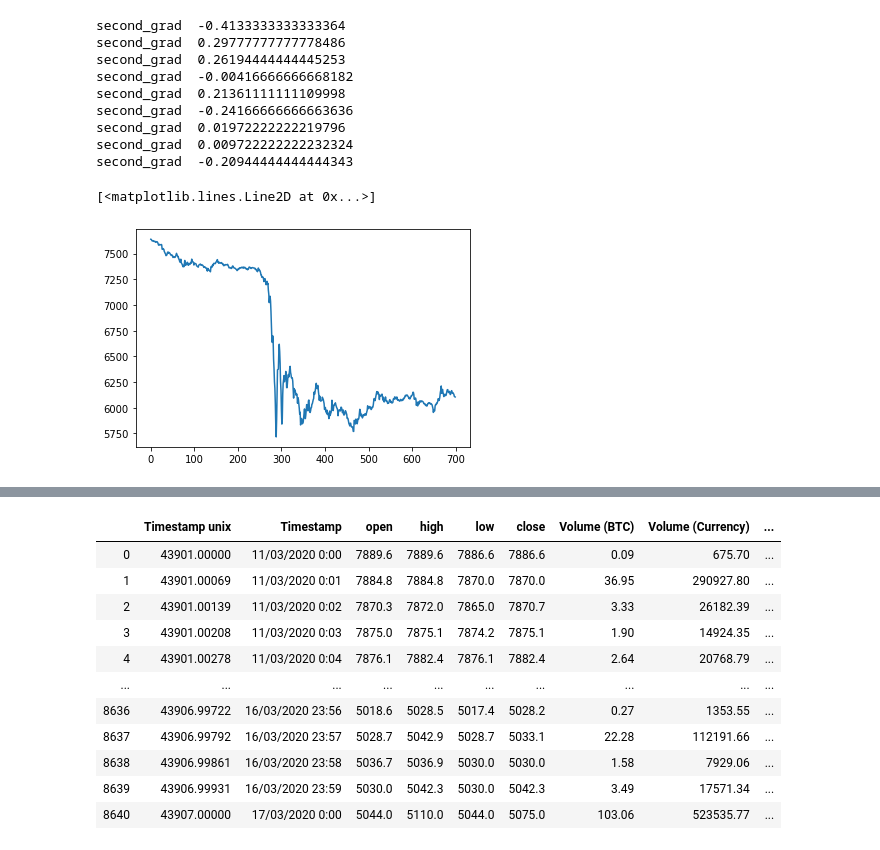
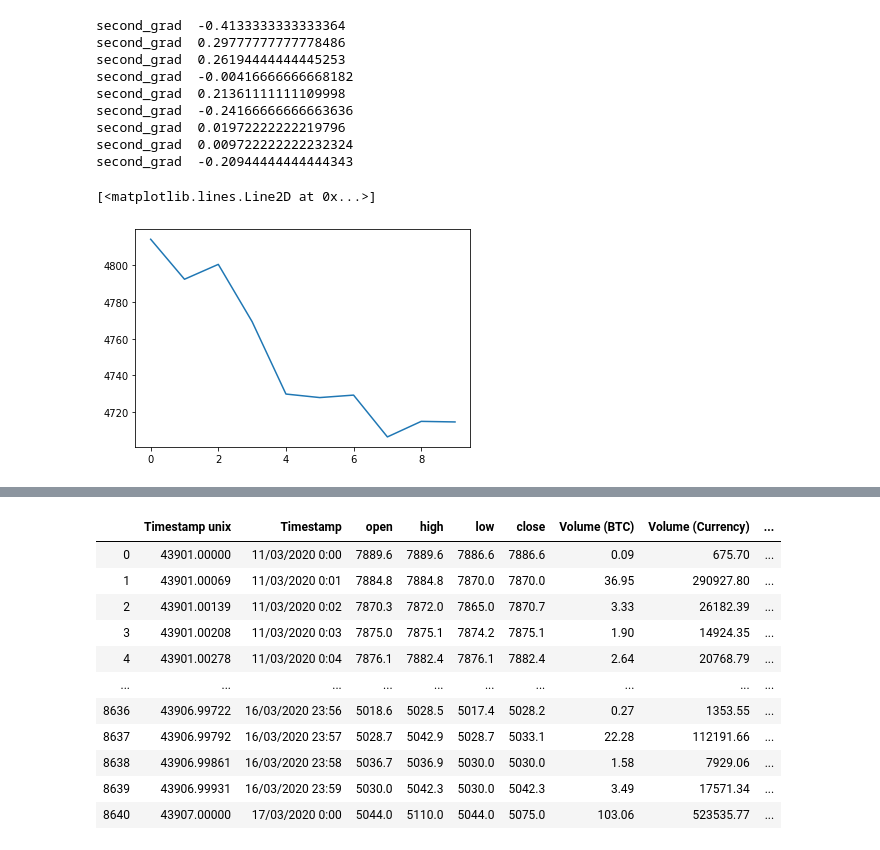
Before and after one commit to edwinagnew/crypto-bot, a Jupyter notebook: explore_gradient.ipynb, the cells around one changed output, grey strips where cells are left out. Saved outputs shown, nothing was run; the diff lists cells and outputs as text; code cells hidden in the pictures.

```diff
--- a/explore_gradient.ipynb
+++ b/explore_gradient.ipynb
@@ -103,9 +103,9 @@ arrs = []
 j = 10
 for i in range(0,len(t_s), j):
     arrs.append(t_s[i:i+j])
-# %%
-t = t_s
-plt.plot(t)
-# %% [output]
-[<matplotlib.lines.Line2D at 0x...>]
-[figure, removed]
+# %%
+t = [4814.07, 4792.32, 4800.41, 4769.26, 4729.91, 4727.99, 4729.33, 4706.6, 4715.05, 4714.74]
+plt.plot(t)
+# %% [output]
+[<matplotlib.lines.Line2D at 0x...>]
+[figure, added]
```
Also changed, not shown: parts of 5 cells of this notebook, 2 other files.
